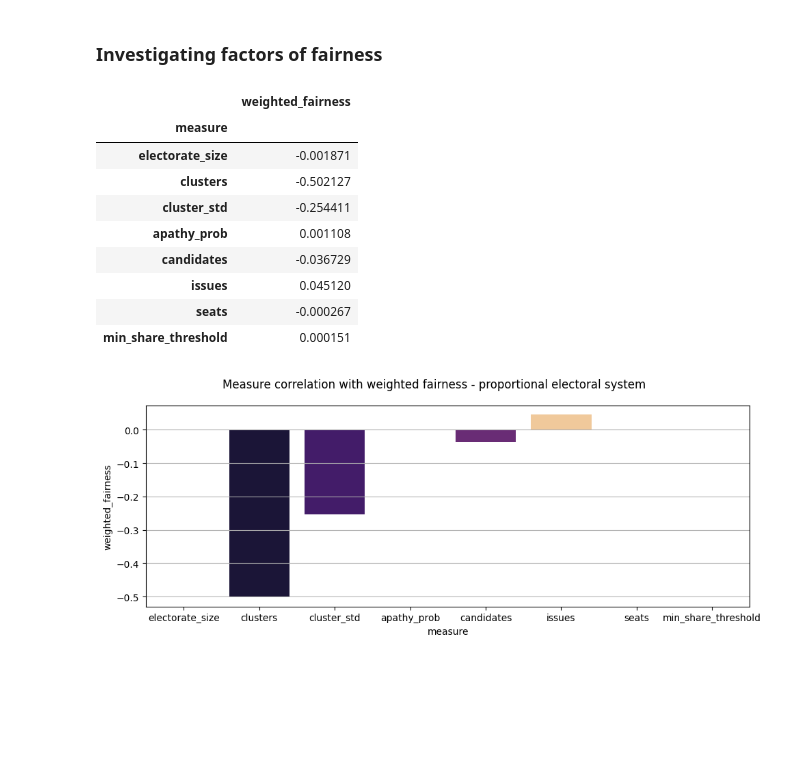
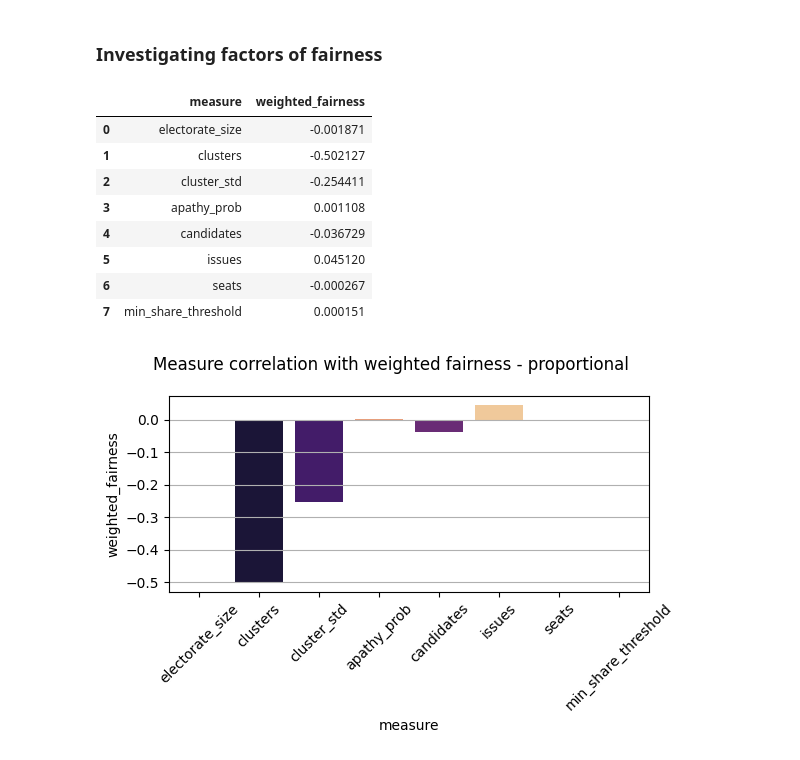
Before and after one commit to Expan75/complex-simulation-project, a Jupyter notebook: proportional_vs_proportional.ipynb, the cells around one changed output. Saved outputs shown, nothing was run; the diff lists cells and outputs as text; code cells hidden in the pictures; blank space fills up the shorter version.

```diff
--- a/proportional_vs_proportional.ipynb
+++ b/proportional_vs_proportional.ipynb
@@ -77,6 +65,8 @@ assert not os.path.isfile(filepath), "file already exists; use a new uuid to avo
 results_df.to_csv(filepath, index=False)
 # %% [output]
 AssertionError: file already exists; use a new uuid to avoid overwriting
+# %%
+results_df = pd.read_csv(filepath)
 # %% [markdown]
 **NOTE:** that unweighted fairness does not have any meaning in the proportional case and should not be used to compare between majority/plurality and proportionality electoral systems.
 # %% [markdown]
@@ -91,22 +81,22 @@ df = df.reset_index()
 # %%
 df
 # %% [output]
-|  | weighted_fairness |
-| measure |  |
-| electorate_size | -0.001871 |
-| clusters | -0.502127 |
-| cluster_std | -0.254411 |
-| apathy_prob | 0.001108 |
-| candidates | -0.036729 |
-| issues | 0.045120 |
-| seats | -0.000267 |
-| min_share_threshold | 0.000151 |
+|  | measure | weighted_fairness |
+| 0 | electorate_size | -0.001871 |
+| 1 | clusters | -0.502127 |
+| 2 | cluster_std | -0.254411 |
+| 3 | apathy_prob | 0.001108 |
+| 4 | candidates | -0.036729 |
+| 5 | issues | 0.045120 |
+| 6 | seats | -0.000267 |
+| 7 | min_share_threshold | 0.000151 |
 # %%
-fig, ax = plt.subplots(1, 1, figsize=(10, 4), tight_layout=True)
+fig, ax = plt.subplots(1, 1, figsize=(6, 4), tight_layout=True)
 sns.barplot(data=df.reset_index(), x="measure", y="weighted_fairness", hue="weighted_fairness", palette="magma", ax=ax, dodge=False)
-ax.get_legend().set_visible(False)w
+ax.get_legend().set_visible(False)
 ax.grid(axis="y")
-plt.suptitle("Measure correlation with weighted fairness - proportional electoral system")
+plt.suptitle("Measure correlation with weighted fairness - proportional")
+plt.xticks(rotation=45)
 plt.show()
 # %% [output]
-[figure, old version]
+[figure, new version]
```
Also changed, not shown: parts of 3 cells of this notebook, 1 other file.
